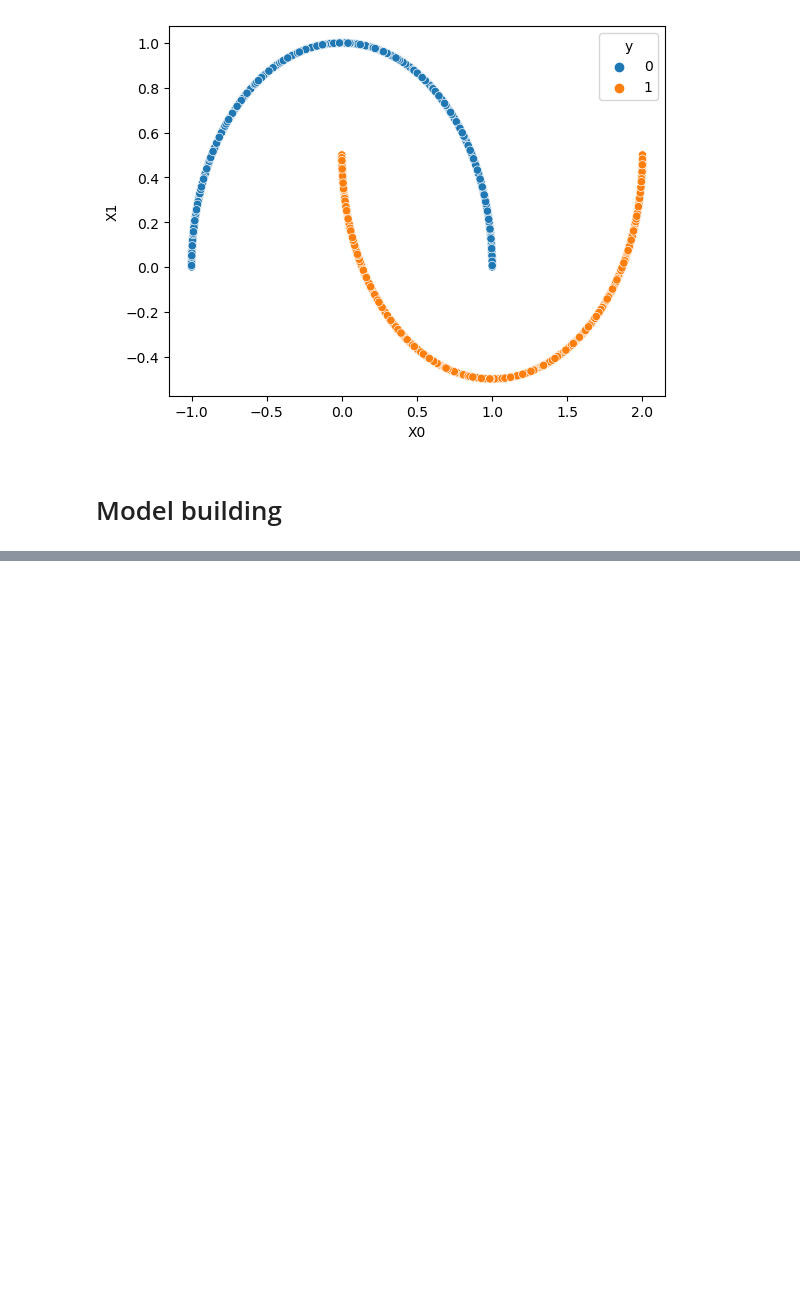
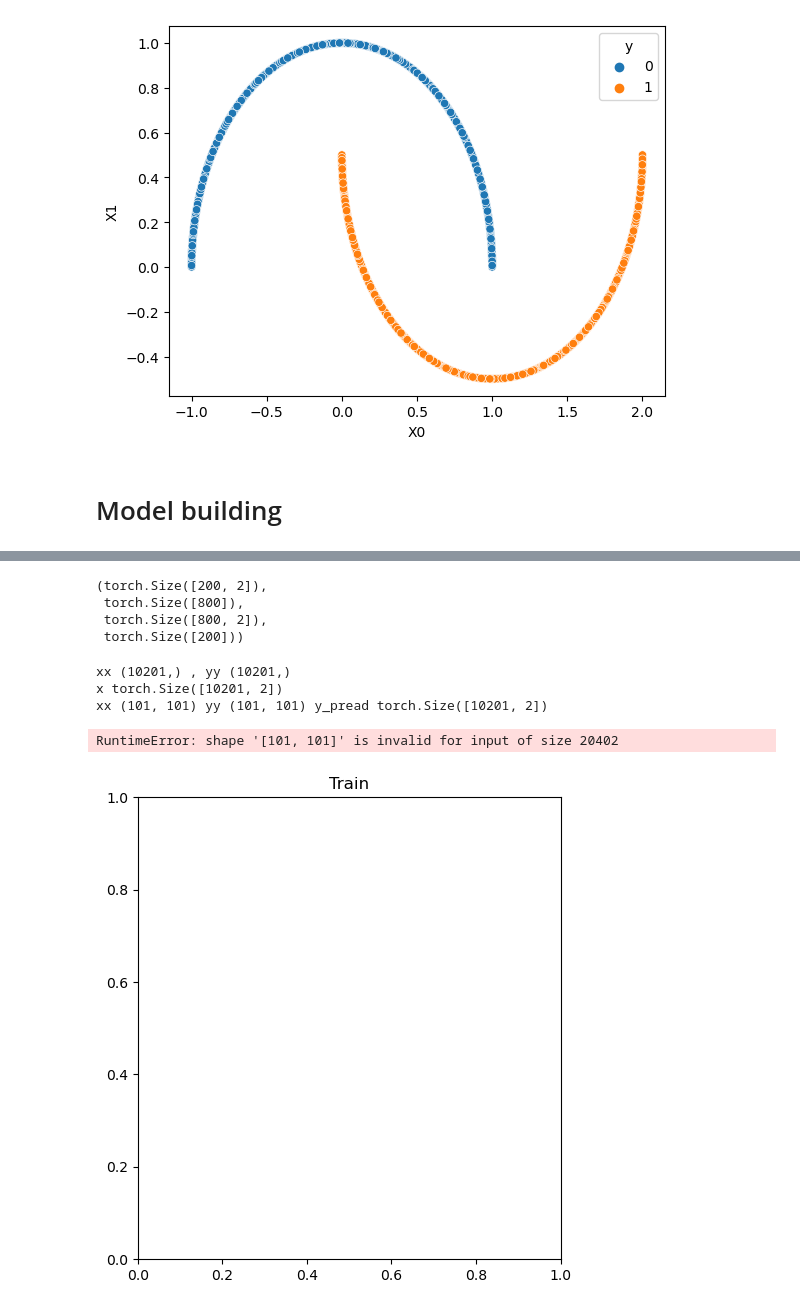
Before and after one commit to Pritush09/DeepLearning-Pytorch, a Jupyter notebook: 02_Exercise.ipynb, the cells around one changed output, grey strips where cells are left out. Cells and saved outputs as stored; diff of their text form; code cells hidden in the pictures; blank space fills up the shorter version.

Commit message:
added the helper function for plotting

```diff
--- a/02_Exercise.ipynb
+++ b/02_Exercise.ipynb
@@ -18,7 +18,7 @@ y = data[1]
 # %%
 # converting the data into the torch datetypes
 X = torch.from_numpy(X).to(torch.float)
-y = torch.from_numpy(y).to(torch.float)
+y = torch.from_numpy(y).to(torch.long)
 # %%
 X.dtype , y.dtype
 # %% [output]
@@ -97,8 +99 @@ loss_fn = nn.CrossEntropyLoss()
 optimizer = torch.optim.Adam(model.parameters(),lr=0.01)
-# %%
-torch.manual_seed(42)
-
-epochs = 1000
-
-for epoch in  epochs:
-    model.train()
@@ -104,0 +181,5 @@ for epoch in  epochs:
+# %%
+model.eval()
+with torch.inference_mode():
+    y_pred = model(X_test)
+torch.sigmoid(y_pred).argmax(dim=1)
@@ -104,0 +200,14 @@ for epoch in  epochs:
+# %%
+import requests
+from pathlib import Path
+
+# Download helper functions from Learn PyTorch repo (if not already downloaded)
+if Path("helper_functions.py").is_file():
+  print("helper_functions.py already exists, skipping download")
+else:
+  print("Downloading helper_functions.py")
+  request = requests.get("https://raw.githubusercontent.com/mrdbourke/pytorch-deep-learning/main/helper_functions.py")
+  with open("helper_functions.py", "wb") as f:
+    f.write(request.content)
+
+from helper_functions import plot_predictions, plot_decision_boundary
@@ -104,0 +218,7 @@ for epoch in  epochs:
+# %%
+X_test.shape , y_train.shape , X_train.shape , y_test.shape
+# %% [output]
+(torch.Size([200, 2]),
+ torch.Size([800]),
+ torch.Size([800, 2]),
+ torch.Size([200]))
@@ -104,0 +262,16 @@ for epoch in  epochs:
+# %%
+
+# Plot decision boundaries for training and test sets
+plt.figure(figsize=(12, 6))
+plt.subplot(1, 2, 1)
+plt.title("Train")
+plot_decision_boundary(model, X_train, y_train)
+plt.subplot(1, 2, 2)
+plt.title("Test")
+plot_decision_boundary(model, X_test, y_test)
+# %% [output]
+xx (10201,) , yy (10201,)
+x torch.Size([10201, 2])
+xx (101, 101) yy (101, 101) y_pread torch.Size([10201, 2])
+RuntimeError: shape '[101, 101]' is invalid for input of size 20402
+[figure, added]
```
Also changed, not shown: parts of 14 cells of this notebook, 1 other file.
